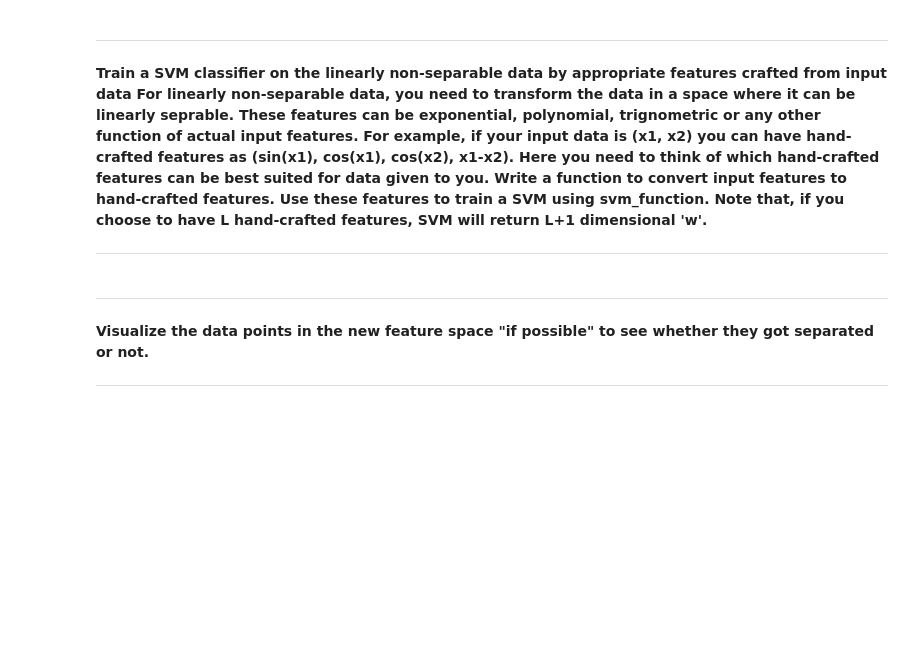
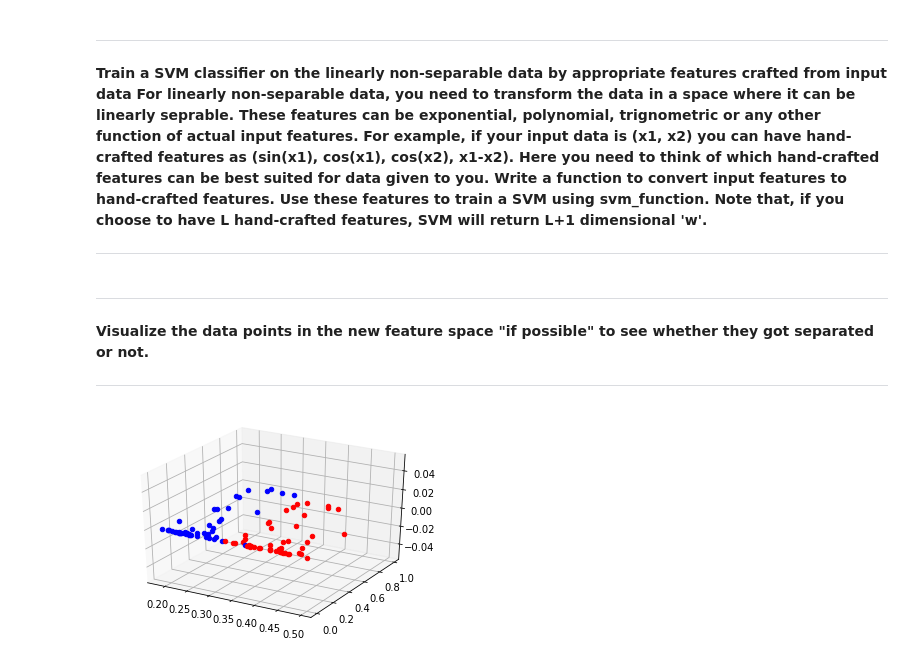
Before and after one commit to hritik5102/SHALA2020, a Jupyter notebook: 09-Assignment/SVM_linear_kernelized_Assignment.ipynb, the cells around one changed output. Cells and saved outputs as stored; diff of their text form; code cells hidden in the pictures; blank space fills up the shorter version.

```diff
--- a/09-Assignment/SVM_linear_kernelized_Assignment.ipynb
+++ b/09-Assignment/SVM_linear_kernelized_Assignment.ipynb
@@ -169,3 +167,26 @@ Note that, if you choose to have L hand-crafted features, SVM will return L+1 di
+# %%
+
+def Gaussian_kernel3d(x, mean1, mean2, mean3,  var1, var2, var3 ):
+  num_fetures=3
+  size = (len(x) , num_fetures)
+  F = np.zeros(size)
+  for i in range(0,len(x)):
+    F[i,0] = np.exp(-(((x[i,0]-mean1[0])**2) + ((x[i,1]-mean1[1])**2))/(var1))
+    F[i,1] = np.exp(-(((x[i,0]-mean2[0])**2) + ((x[i,1]-mean2[1])**2))/(var2))
+    F[i,1] = np.exp(-(((x[i,0]-mean3[0])**2) + ((x[i,1]-mean3[1])**2))/(var3))
+
+  return F
+# %%
+###################################
+X = X
+Y = y
+F = Gaussian_kernel3d(X, np.array([0.0,0.0]), np.array([0.0,0.0]),np.array([0.75,0.75]), 0.7, 1.0, 0.5 )
+
+#Run SVM Classifier
+w = svm_function(F, Y, 10000, 0.01)
+
+
+###################################
 # %% [markdown]
 
 
@@ -180,0 +200,20 @@ Note that, if you choose to have L hand-crafted features, SVM will return L+1 di
+# %%
+# This import registers the 3D projection
+from mpl_toolkits.mplot3d import Axes3D  # noqa: F401 unused import
+
+# Fixing random state for reproducibility
+np.random.seed(19680801)
+
+fig = plt.figure()
+ax = fig.add_subplot(111, projection='3d')
+Y = Y.reshape((len(F),1))
+F=np.append(F,Y,axis=1)
+#Visualizing the above data
+for x, y,z, l in F:
+  if l == 1:
+    clr = 'red'
+  else:
+    clr = 'blue'
+  ax.scatter(x, y,z, c=clr)
+# %% [output]
+[figure, added]
```
Also changed, not shown: parts of 7 cells of this notebook.
